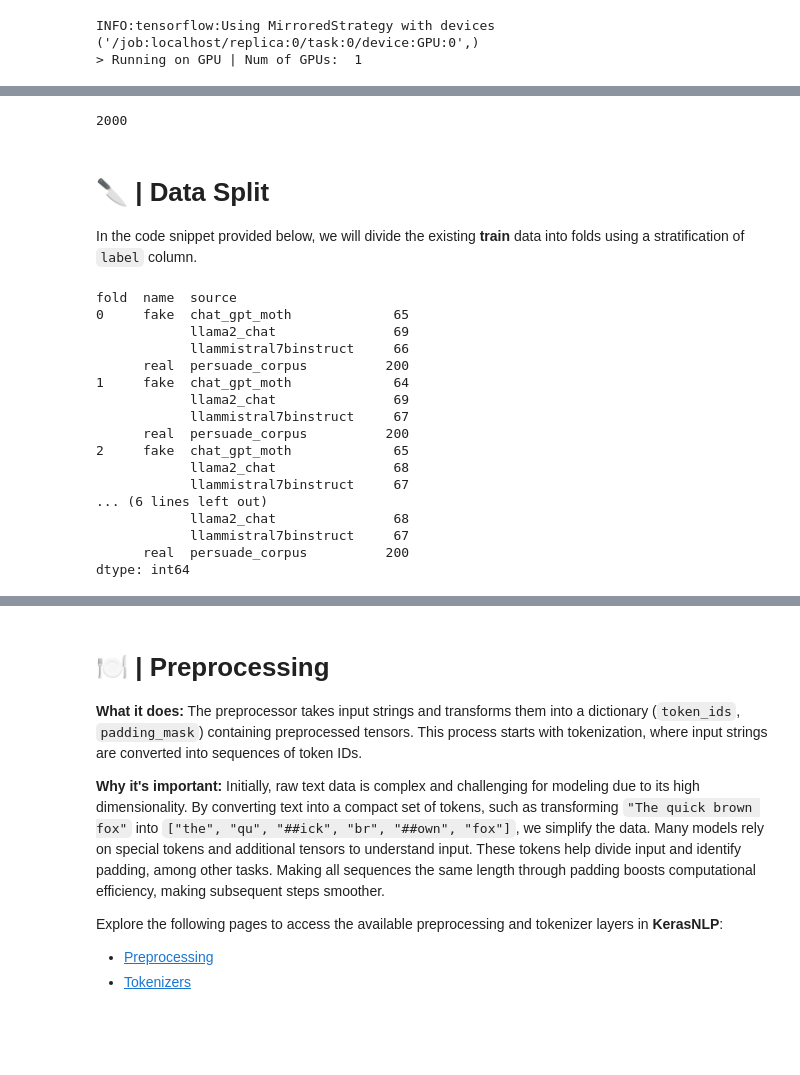
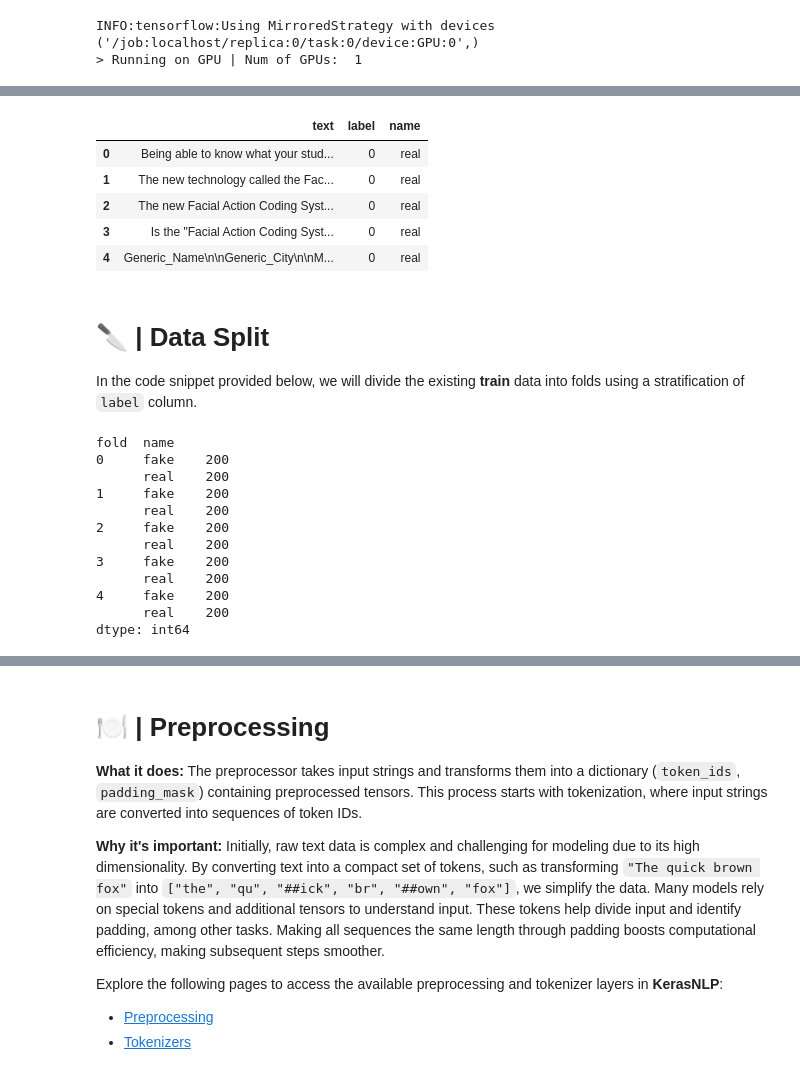
Before and after one commit to dinleo/Kaggle, a Jupyter notebook: llm-detect-ai-generated-text/Main.ipynb, the cells around one changed output, grey strips where cells are left out. Cells and saved outputs as stored; diff of their text form; code cells hidden in the pictures; blank space fills up the shorter version.

```diff
--- a/llm-detect-ai-generated-text/detect-fake-text-kerasnlp-tf-torch-jax-train.ipynb
+++ b/llm-detect-ai-generated-text/Main.ipynb
@@ -252,0 +165,19 @@ plt.show()
+# %%
+train_df = pd.concat([
+    ext_train_df[ext_train_df.label == 0].sample(CFG.num_of_train_dataset // 2),
+    ext_train_df[ext_train_df.label == 1].sample(CFG.num_of_train_dataset // 2)
+])
+train_df['name'] = train_df.label.map(CFG.label2name)
+
+# Display information about the external data
+print("# External Data: {:,}".format(len(train_df)))
+print("# Sample:")
+train_df.head(2)
+print(len(train_df))
+# Show distribution of answers using a bar plot
+plt.figure(figsize=(8, 4))
+train_df.name.value_counts().plot.bar(color=[cmap(0.0), cmap(0.65)])
+plt.xlabel("Class")
+plt.ylabel("Count")
+plt.title("Answer distribution for External Data")
+plt.show()
@@ -253,10 +189,13 @@ plt.show()
 # %%
-# df = pd.concat([ext_df, df], axis=0)
-df = ext_df.copy().reset_index(drop=True)
-df.head()
-print(len(df))
+train_df = train_df.copy().reset_index(drop=True)
+train_df.head()
 # %% [output]
-2000
+|  | text | label | name |
+| 0 | Being able to know what your stud... | 0 | real |
+| 1 | The new technology called the Fac... | 0 | real |
+| 2 | The new Facial Action Coding Syst... | 0 | real |
+| 3 | Is the "Facial Action Coding Syst... | 0 | real |
+| 4 | Generic_Name\n\nGeneric_City\n\nM... | 0 | real |
 # %% [markdown]
 # 🔪 | Data Split
 
@@ -266,33 +205,28 @@ from sklearn.model_selection import StratifiedKFold  # Import package
 
 skf = StratifiedKFold(n_splits=CFG.num_folds, shuffle=True, random_state=CFG.seed)  # Initialize K-Fold
 
-df = df.reset_index(drop=True)  # Reset dataframe index
+train_df = train_df.reset_index(drop=True)  # Reset dataframe index
 
-df['stratify'] = df.label.astype(str)+df.source.astype(str)
+train_df['stratify'] = train_df.label.astype(str)
 
-df["fold"] = -1  # New 'fold' column
+train_df["fold"] = -1  # New 'fold' column
 
 # Assign folds using StratifiedKFold
-for fold, (train_idx, val_idx) in enumerate(skf.split(df, df['stratify'])):
-    df.loc[val_idx, 'fold'] = fold
+for fold, (train_idx, val_idx) in enumerate(skf.split(train_df, train_df['stratify'])):
+    train_df.loc[val_idx, 'fold'] = fold
 
 # Display label distribution for each fold
-df.groupby(["fold", "name", "source"]).size()
+train_df.groupby(["fold", "name"]).size()
 # %% [output]
-fold  name  source
-0     fake  chat_gpt_moth             65
-            llama2_chat               69
-            llammistral7binstruct     66
-      real  persuade_corpus          200
-1     fake  chat_gpt_moth             64
-            llama2_chat               69
-            llammistral7binstruct     67
-      real  persuade_corpus          200
-2     fake  chat_gpt_moth             65
-            llama2_chat               68
-            llammistral7binstruct     67
-... (6 lines left out)
-            llama2_chat               68
-            llammistral7binstruct     67
-      real  persuade_corpus          200
+fold  name
+0     fake    200
+      real    200
+1     fake    200
+      real    200
+2     fake    200
+      real    200
+3     fake    200
+      real    200
+4     fake    200
+      real    200
 dtype: int64
```
Also changed, not shown: parts of 42 cells of this notebook, 7 other files.
